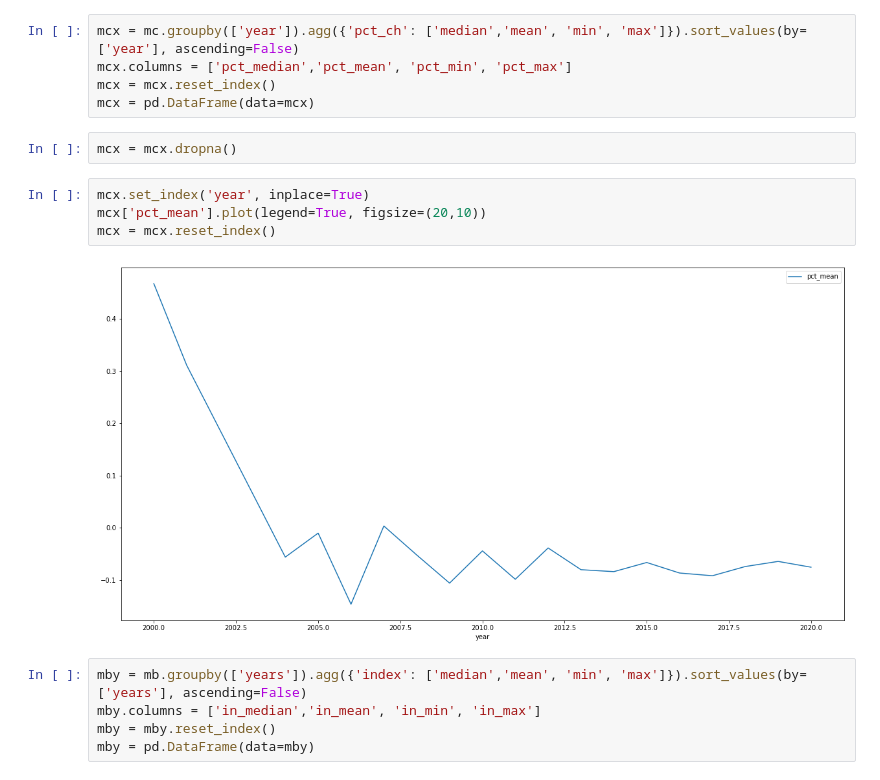
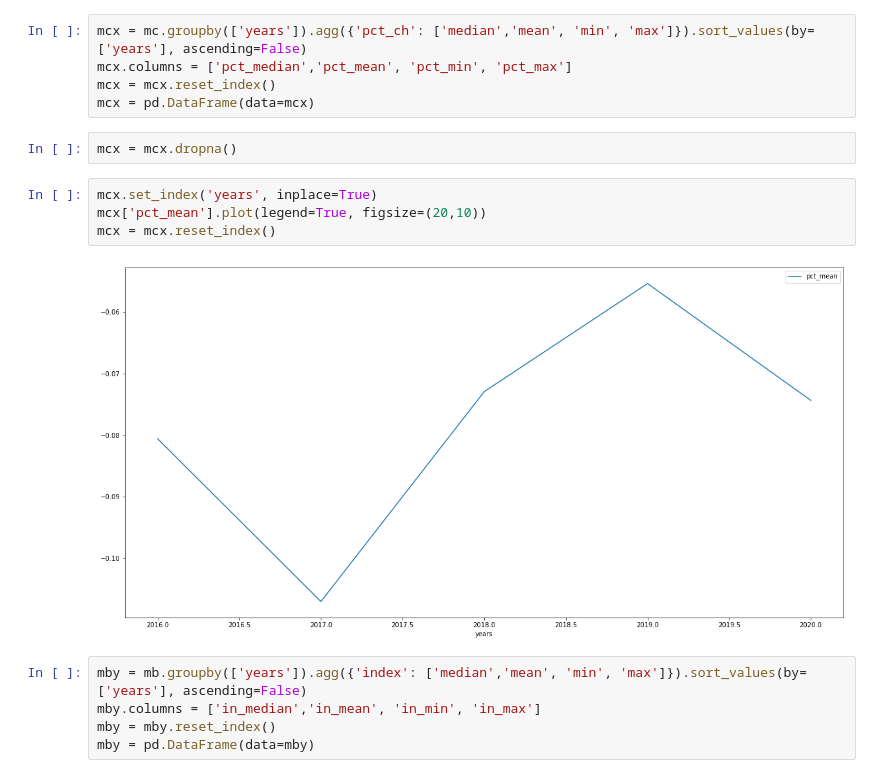
Before and after one commit to ariga01/Vehicle_Depreciation, a Jupyter notebook: Mid_01_Analysis.ipynb, the cells around one changed output. Drawn from its saved outputs; the diff is of its cells as text.

```diff
--- a/Mid_01_Analysis.ipynb
+++ b/Mid_01_Analysis.ipynb
@@ -281,16 +281,16 @@ mbx = mbx.reset_index()
 # %%
-mcx = mc.groupby(['year']).agg({'pct_ch': ['median','mean', 'min', 'max']}).sort_values(by=['year'], ascending=False)
+mcx = mc.groupby(['years']).agg({'pct_ch': ['median','mean', 'min', 'max']}).sort_values(by=['years'], ascending=False)
 mcx.columns = ['pct_median','pct_mean', 'pct_min', 'pct_max']
 mcx = mcx.reset_index()
 mcx = pd.DataFrame(data=mcx)
 # %%
 mcx = mcx.dropna()
 # %%
-mcx.set_index('year', inplace=True)
+mcx.set_index('years', inplace=True)
 mcx['pct_mean'].plot(legend=True, figsize=(20,10))
 mcx = mcx.reset_index()
 # %% [output]
-[figure, old version]
+[figure, new version]
 # %%
 mby = mb.groupby(['years']).agg({'index': ['median','mean', 'min', 'max']}).sort_values(by=['years'], ascending=False)
 mby.columns = ['in_median','in_mean', 'in_min', 'in_max']
```
Also changed, not shown: parts of 31 cells of this notebook, 13 other files.
